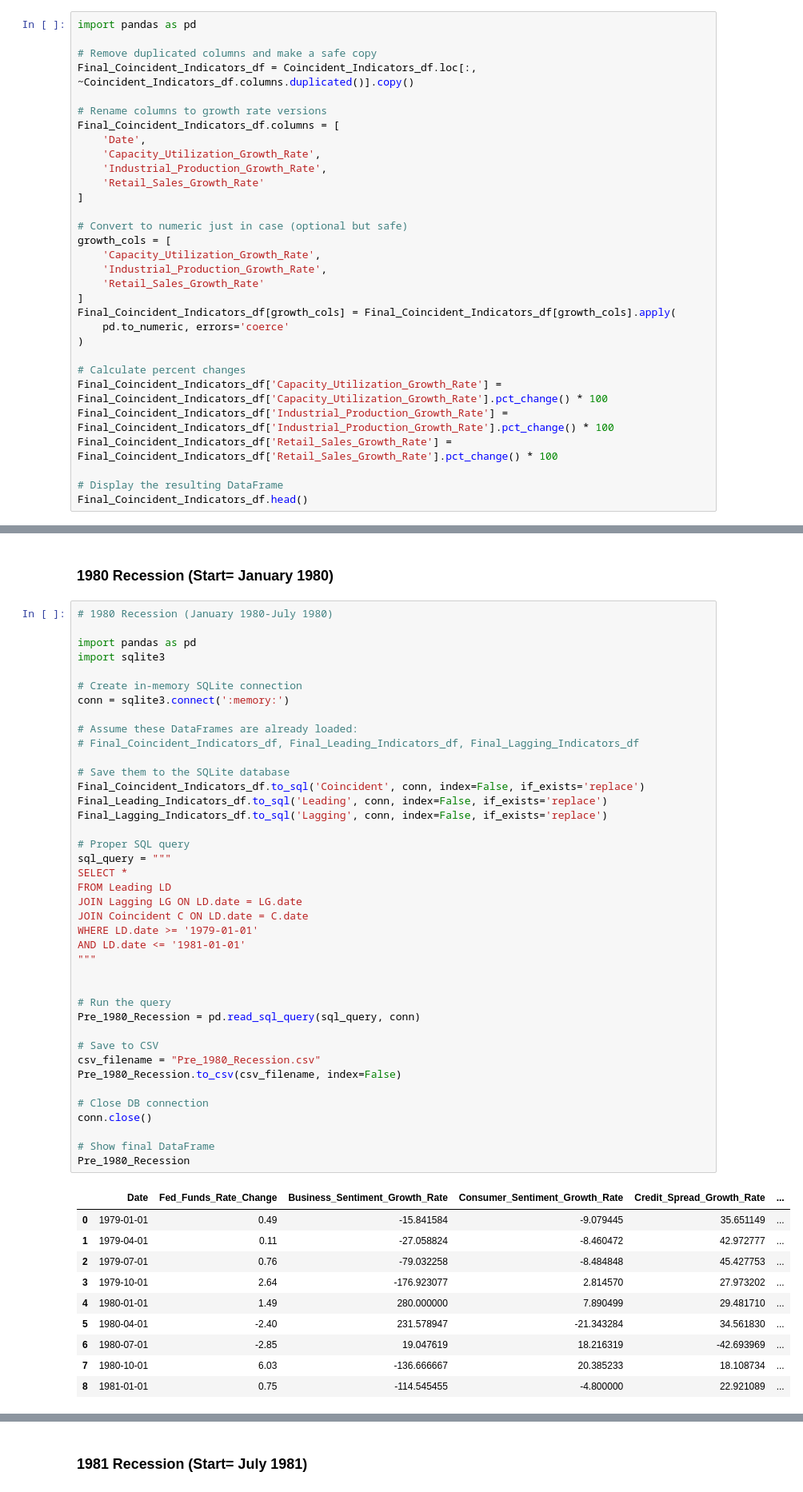
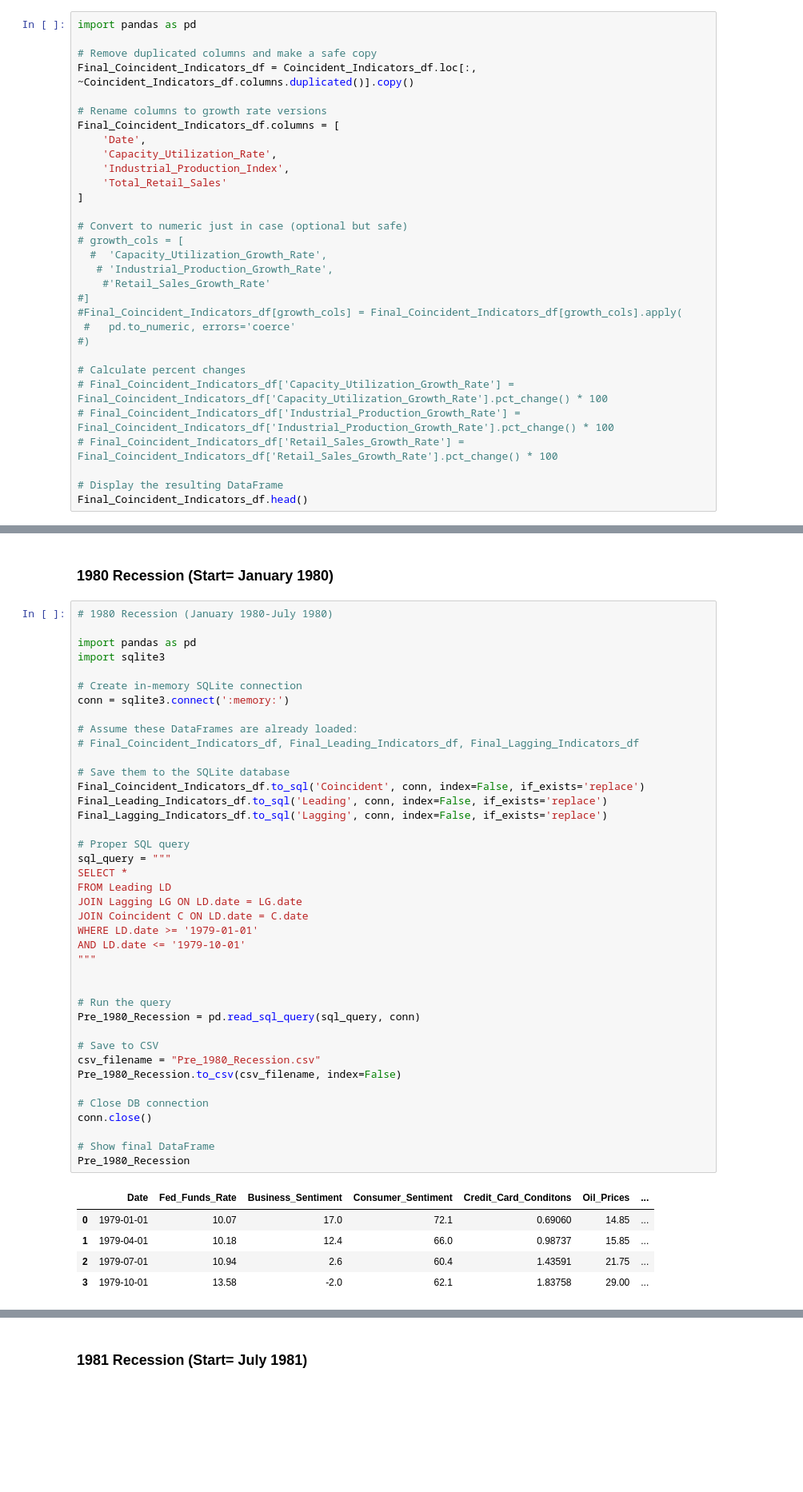
Before and after one commit to Makster04/FINAL_CAPSTONE_PROJECT, a Jupyter notebook: Notebook.ipynb, the cells around one changed output, grey strips where cells are left out. Shown: that part at 80% size. Saved outputs shown, nothing was run; the diff lists cells and outputs as text; blank space fills up the shorter version.

```diff
--- a/Notebook.ipynb
+++ b/Notebook.ipynb
@@ -357,25 +348,25 @@ Final_Coincident_Indicators_df = Coincident_Indicators_df.loc[:, ~Coincident_Ind
 # Rename columns to growth rate versions
 Final_Coincident_Indicators_df.columns = [
     'Date',
-    'Capacity_Utilization_Growth_Rate',
-    'Industrial_Production_Growth_Rate',
-    'Retail_Sales_Growth_Rate'
+    'Capacity_Utilization_Rate',
+    'Industrial_Production_Index',
+    'Total_Retail_Sales'
 ]
 
 # Convert to numeric just in case (optional but safe)
-growth_cols = [
-    'Capacity_Utilization_Growth_Rate',
-    'Industrial_Production_Growth_Rate',
-    'Retail_Sales_Growth_Rate'
-]
-Final_Coincident_Indicators_df[growth_cols] = Final_Coincident_Indicators_df[growth_cols].apply(
-    pd.to_numeric, errors='coerce'
-)
+# growth_cols = [
+  #  'Capacity_Utilization_Growth_Rate',
+   # 'Industrial_Production_Growth_Rate',
+    #'Retail_Sales_Growth_Rate'
+#]
+#Final_Coincident_Indicators_df[growth_cols] = Final_Coincident_Indicators_df[growth_cols].apply(
+ #   pd.to_numeric, errors='coerce'
+#)
 
 # Calculate percent changes
-Final_Coincident_Indicators_df['Capacity_Utilization_Growth_Rate'] = Final_Coincident_Indicators_df['Capacity_Utilization_Growth_Rate'].pct_change() * 100
-Final_Coincident_Indicators_df['Industrial_Production_Growth_Rate'] = Final_Coincident_Indicators_df['Industrial_Production_Growth_Rate'].pct_change() * 100
-Final_Coincident_Indicators_df['Retail_Sales_Growth_Rate'] = Final_Coincident_Indicators_df['Retail_Sales_Growth_Rate'].pct_change() * 100
+# Final_Coincident_Indicators_df['Capacity_Utilization_Growth_Rate'] = Final_Coincident_Indicators_df['Capacity_Utilization_Growth_Rate'].pct_change() * 100
+# Final_Coincident_Indicators_df['Industrial_Production_Growth_Rate'] = Final_Coincident_Indicators_df['Industrial_Production_Growth_Rate'].pct_change() * 100
+# Final_Coincident_Indicators_df['Retail_Sales_Growth_Rate'] = Final_Coincident_Indicators_df['Retail_Sales_Growth_Rate'].pct_change() * 100
 
 # Display the resulting DataFrame
 Final_Coincident_Indicators_df.head()
@@ -401,41 +392,36 @@ conn = sqlite3.connect(':memory:')
 # Final_Coincident_Indicators_df, Final_Leading_Indicators_df, Final_Lagging_Indicators_df
 
 # Save them to the SQLite database
 Final_Coincident_Indicators_df.to_sql('Coincident', conn, index=False, if_exists='replace')
 Final_Leading_Indicators_df.to_sql('Leading', conn, index=False, if_exists='replace')
 Final_Lagging_Indicators_df.to_sql('Lagging', conn, index=False, if_exists='replace')
 
 # Proper SQL query
 sql_query = """
 SELECT *
 FROM Leading LD
 JOIN Lagging LG ON LD.date = LG.date
 JOIN Coincident C ON LD.date = C.date
 WHERE LD.date >= '1979-01-01'
-AND LD.date <= '1981-01-01'
+AND LD.date <= '1979-10-01'
 """
 
 
 # Run the query
 Pre_1980_Recession = pd.read_sql_query(sql_query, conn)
 
 # Save to CSV
 csv_filename = "Pre_1980_Recession.csv"
 Pre_1980_Recession.to_csv(csv_filename, index=False)
 
 # Close DB connection
 conn.close()
 
 # Show final DataFrame
 Pre_1980_Recession
 # %% [output]
-|  | Date | Fed_Funds_Rate_Change | Business_Sentiment_Growth_Rate | Consumer_Sentiment_Growth_Rate | Credit_Spread_Growth_Rate | ... |
-| 0 | 1979-01-01 | 0.49 | -15.841584 | -9.079445 | 35.651149 | ... |
-| 1 | 1979-04-01 | 0.11 | -27.058824 | -8.460472 | 42.972777 | ... |
-| 2 | 1979-07-01 | 0.76 | -79.032258 | -8.484848 | 45.427753 | ... |
-| 3 | 1979-10-01 | 2.64 | -176.923077 | 2.814570 | 27.973202 | ... |
-| 4 | 1980-01-01 | 1.49 | 280.000000 | 7.890499 | 29.481710 | ... |
-| 5 | 1980-04-01 | -2.40 | 231.578947 | -21.343284 | 34.561830 | ... |
-| 6 | 1980-07-01 | -2.85 | 19.047619 | 18.216319 | -42.693969 | ... |
-| 7 | 1980-10-01 | 6.03 | -136.666667 | 20.385233 | 18.108734 | ... |
-| 8 | 1981-01-01 | 0.75 | -114.545455 | -4.800000 | 22.921089 | ... |
+|  | Date | Fed_Funds_Rate | Business_Sentiment | Consumer_Sentiment | Credit_Card_Conditons | Oil_Prices | ... |
+| 0 | 1979-01-01 | 10.07 | 17.0 | 72.1 | 0.69060 | 14.85 | ... |
+| 1 | 1979-04-01 | 10.18 | 12.4 | 66.0 | 0.98737 | 15.85 | ... |
+| 2 | 1979-07-01 | 10.94 | 2.6 | 60.4 | 1.43591 | 21.75 | ... |
+| 3 | 1979-10-01 | 13.58 | -2.0 | 62.1 | 1.83758 | 29.00 | ... |
```
Also changed, not shown: parts of 19 cells of this notebook, 7 other files.
